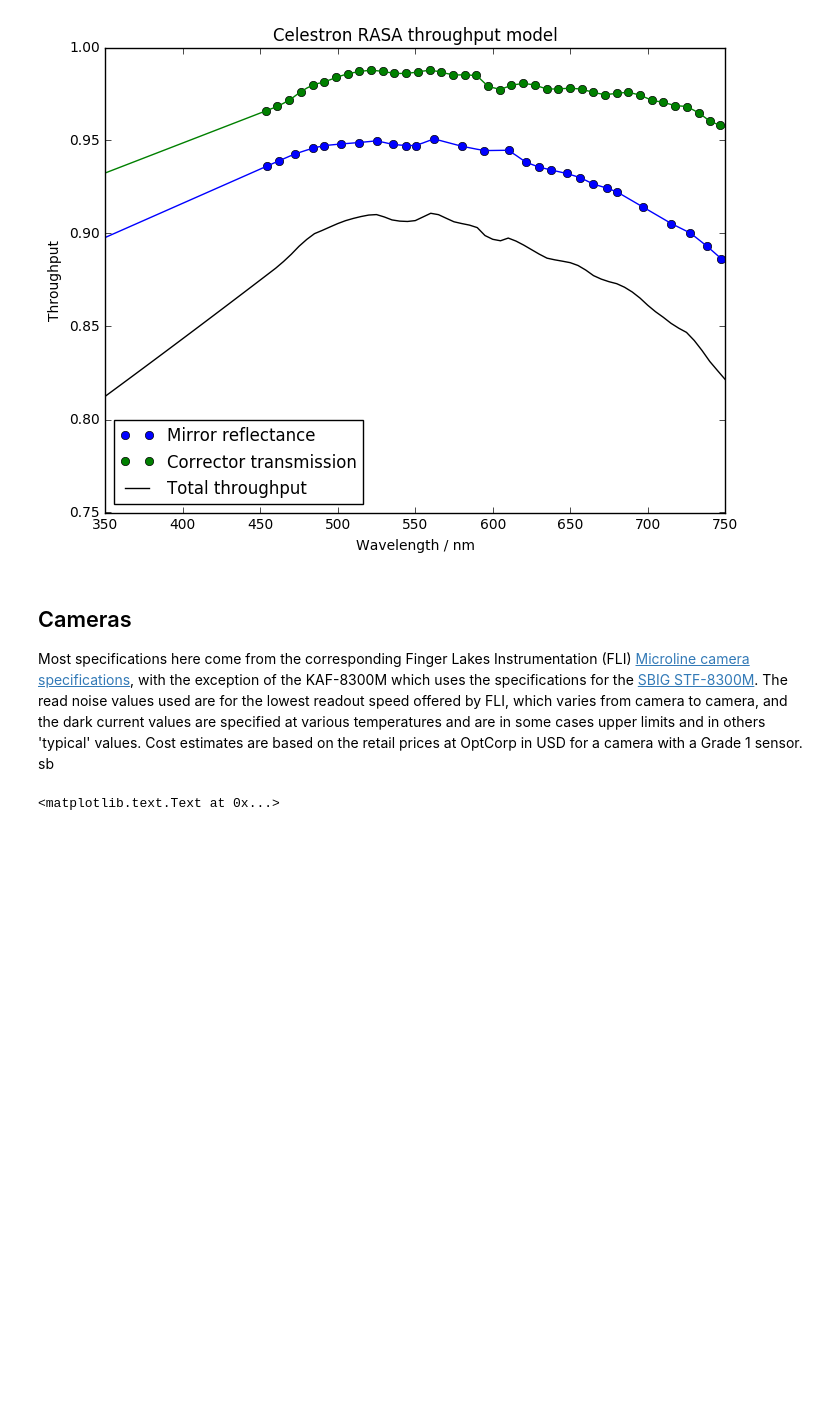
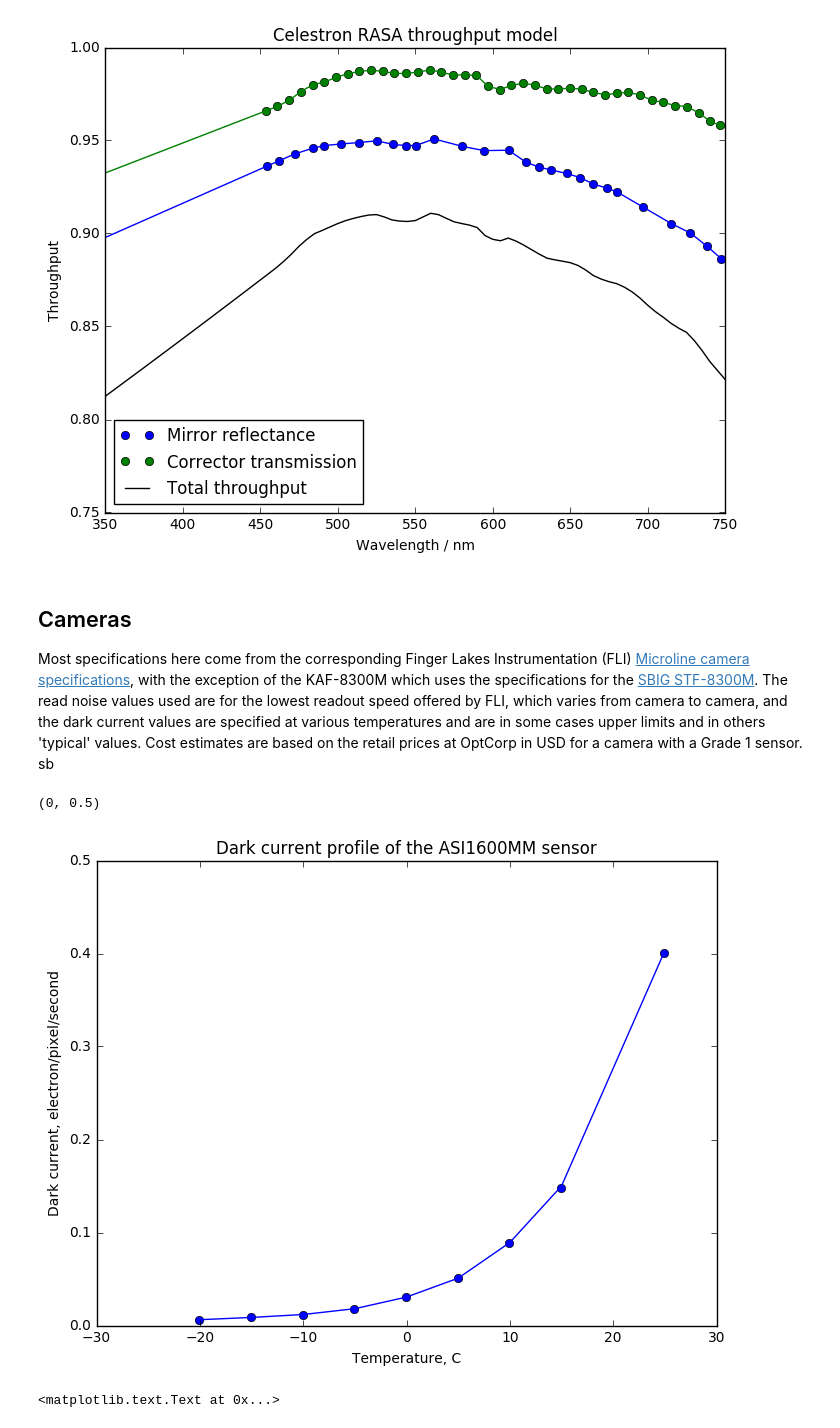
Before and after one commit to AnthonyHorton/signal-to-noise, a Jupyter notebook: Huntsman SNR.ipynb, the cells around one changed output. Drawn from its saved outputs; the diff is of its cells as text; code cells hidden in the pictures; blank space fills up the shorter version.

Commit message:
plot for dark current versus temperature added for asi1600mm

```diff
--- a/Huntsman SNR.ipynb
+++ b/Huntsman SNR.ipynb
@@ -75,6 +75,21 @@ rasa= snr.Optic(aperture = 279.0 * u.mm, \
 
 Most specifications here come from the corresponding Finger Lakes Instrumentation (FLI) [Microline camera specifications](http://www.flicamera.com/microline/index.html), with the exception of the KAF-8300M which uses the specifications for the [SBIG STF-8300M](https://www.sbig.com/products/cameras/stf-series/stf/stf-8300m/).  The read noise values used are for the lowest readout speed offered by FLI, which varies from camera to camera, and the dark current values are specified at various temperatures and are in some cases upper limits and in others 'typical' values.  Cost estimates are based on the retail prices at OptCorp in USD for a camera with a Grade 1 sensor.
 sb
+# %%
+#Plotting the dark current versus temperature graphs for the ZWO ASI1600MM sensor
+td = Table.read('resources/DarkcurrentZWO.csv')
+temp = np.arange(-20, 30, 5)
+tdi = interp1d(td['Temperature'], td['Dark current'], kind='linear', fill_value='extrapolate')
+darkcur = tdi(temp)
+plt.plot(td['Temperature'], td['Dark current'], 'bo')
+plt.plot(temp, darkcur, 'b')
+plt.xlabel('Temperature, C')
+plt.ylabel('Dark current, electron/pixel/second')
+plt.title('Dark current profile of the ASI1600MM sensor')
+plt.ylim(0,0.5)
+# %% [output]
+(0, 0.5)
+[figure, added]
 # %%
 sbig = snr.Camera(pixel_size = 5.4 * u.micron / u.pixel, \
                   resolution = (3326, 2504) * u.pixel, \
```
Also changed, not shown: parts of 5 cells of this notebook, 2 other files.
